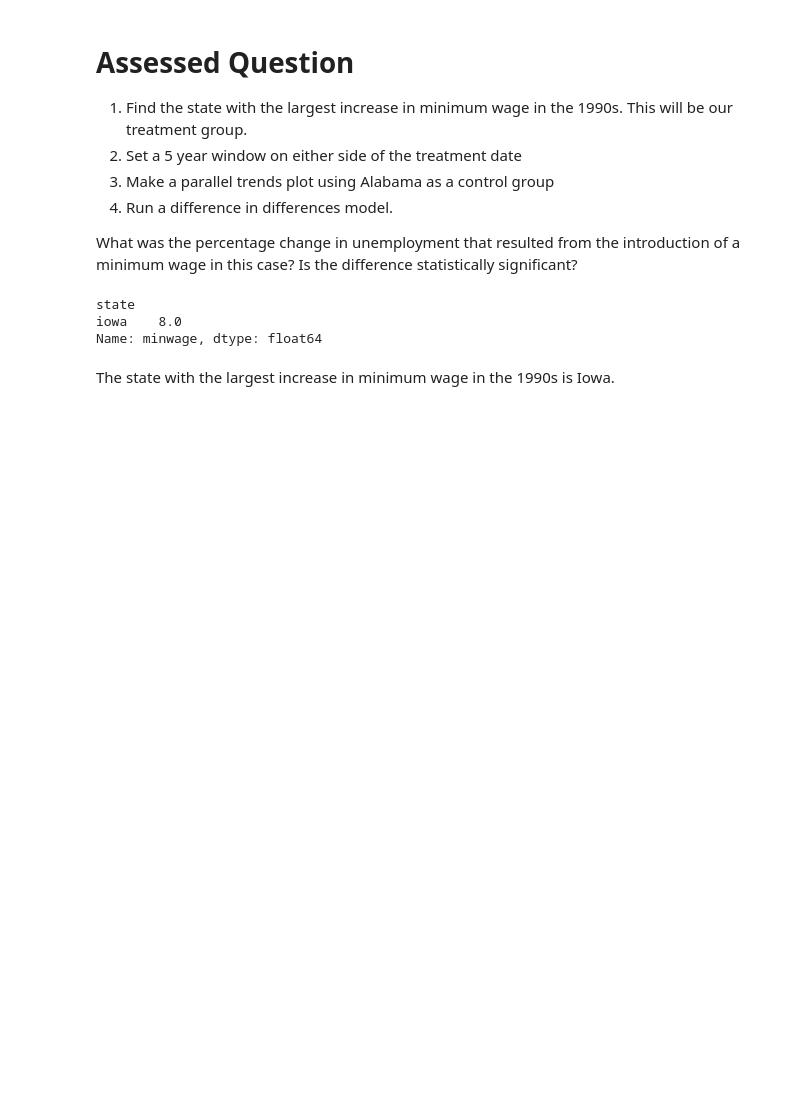
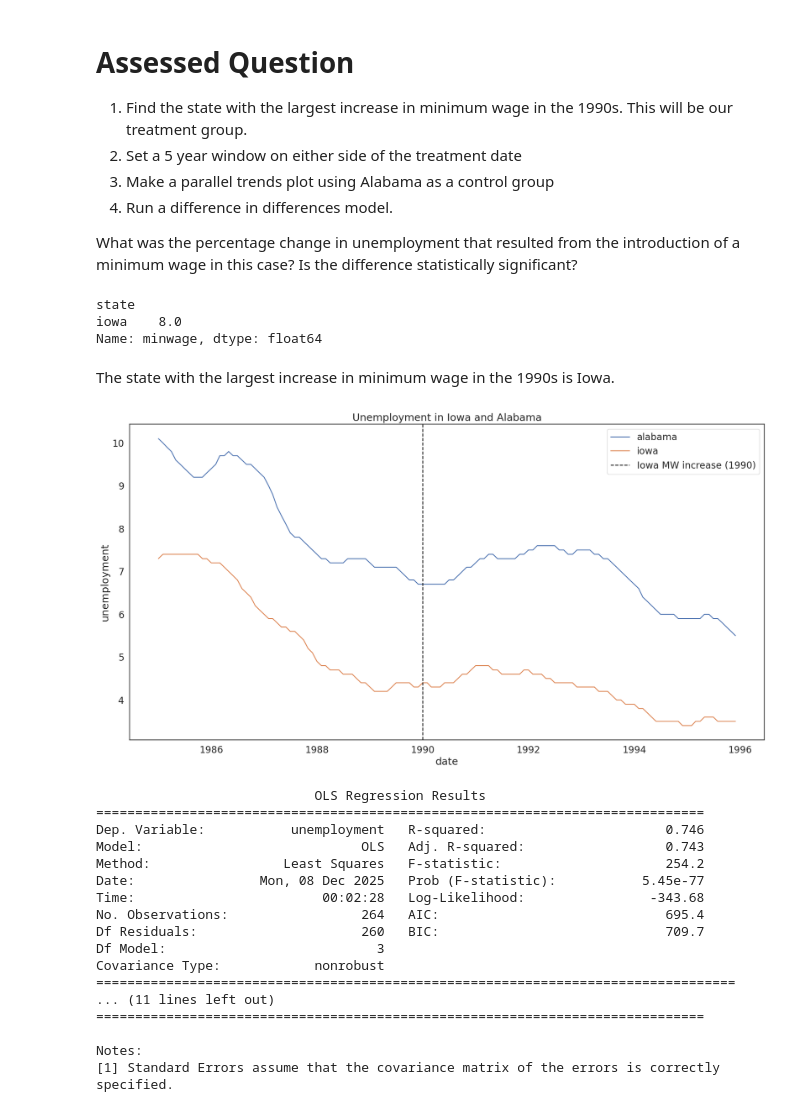
Before and after one commit to camilletulipe06-wq/QM-2, a Jupyter notebook: notebooks/W08. Diff-in-Diff.ipynb, the cells around one changed output. Drawn from its saved outputs; the diff is of its cells as text; code cells hidden in the pictures; blank space fills up the shorter version.

```diff
--- a/notebooks/W08. Diff-in-Diff.ipynb
+++ b/notebooks/W08. Diff-in-Diff.ipynb
@@ -634,0 +633,46 @@ The state with the largest increase in minimum wage in the 1990s is Iowa.
+# %%
+# 5 year window on either side of the treatment date
+
+window = 5
+
+did = df_s[
+    (df_s['date'] >= str(1990 - window) + '-01-01') &
+    (df_s['date'] <= str(1990 + window) + '-12-31') &
+    (df_s['state'].isin(['iowa', 'alabama']))
+]
+
+# 2. Create DiD dummies: post, treatment, post_treatment
+did['post'] = np.where(did['date'] >= '1990-01-01', 1, 0)             # 1 after (and incl.) 1990
+did['treatment'] = np.where(did['state'] == 'iowa', 1, 0)            # 1 for Iowa, 0 for Alabama
+did['post_treatment'] = did['post'] * did['treatment']
+
+# 3. Parallel trends plot (same style as workshop)
+sns.lineplot(data=did, x='date', y='unemployment', hue='state')
+plt.axvline(pd.to_datetime('1990-01-01'), color='black',
+            linestyle='dashed', label='Iowa MW increase (1990)')
+plt.title('Unemployment in Iowa and Alabama')
+plt.legend()
+plt.show()
+
+# 4. Difference-in-Differences regression (same structure as workshop)
+did_model = ols('unemployment ~ post + treatment + post_treatment', did).fit()
+print(did_model.summary())
+# %% [output]
+[figure, added]
+                            OLS Regression Results
+==============================================================================
+Dep. Variable:           unemployment   R-squared:                       0.746
+Model:                            OLS   Adj. R-squared:                  0.743
+Method:                 Least Squares   F-statistic:                     254.2
+Date:                Mon, 08 Dec 2025   Prob (F-statistic):           5.45e-77
+Time:                        00:02:28   Log-Likelihood:                -343.68
+No. Observations:                 264   AIC:                             695.4
+Df Residuals:                     260   BIC:                             709.7
+Df Model:                           3
+Covariance Type:            nonrobust
+==================================================================================
+... (11 lines left out)
+==============================================================================
+
+Notes:
+[1] Standard Errors assume that the covariance matrix of the errors is correctly specified.
```
Also changed, not shown: parts of 1 cell of this notebook.
